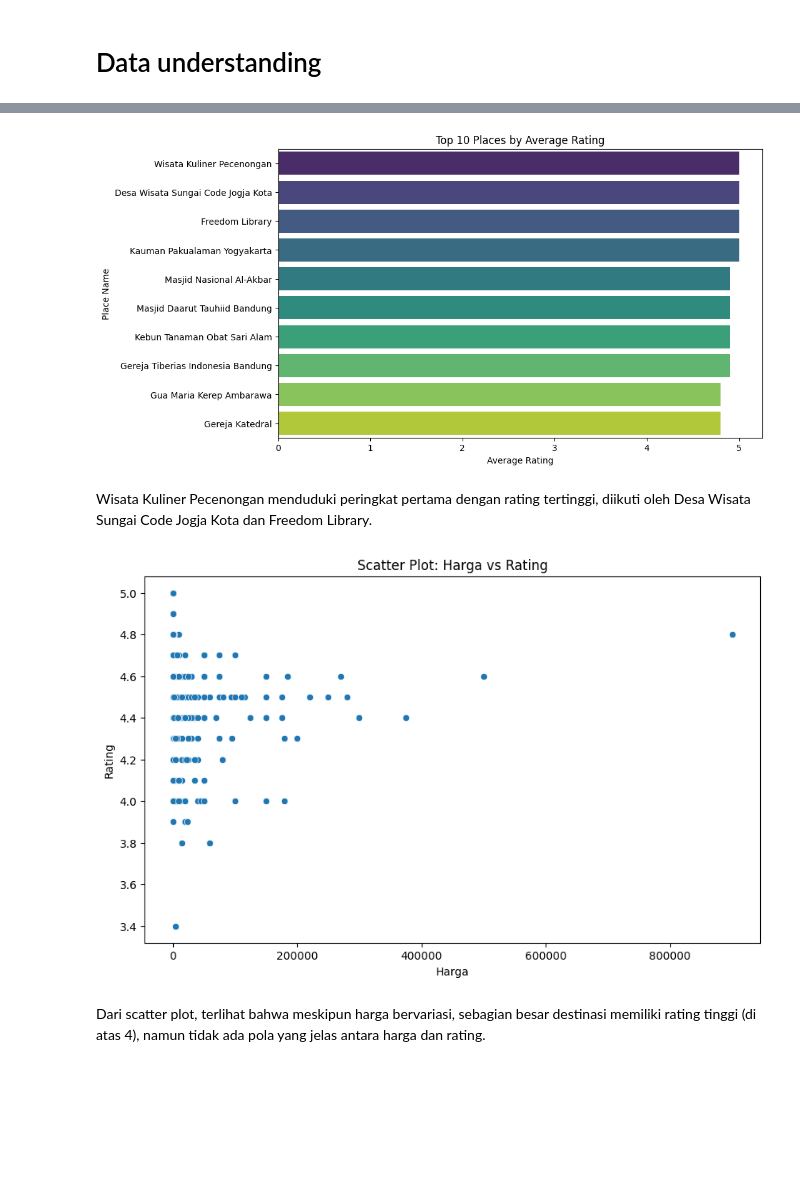
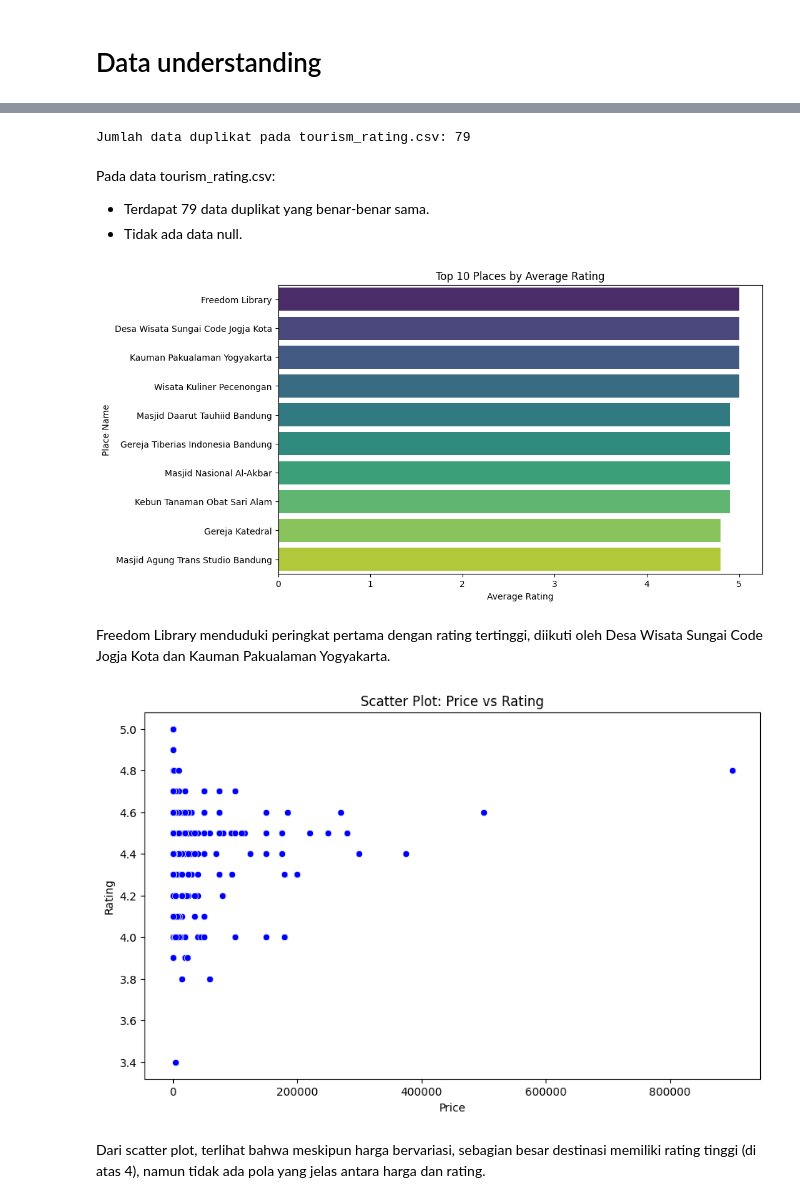
Before and after one commit to adiwira09/Dicoding-IDCamp-2024, a Jupyter notebook: Expert Level/Recommendation System/Recommendation_System.ipynb, the cells around one changed output, grey strips where cells are left out. Drawn from its saved outputs; the diff is of its cells as text; code cells hidden in the pictures; blank space fills up the shorter version.

```diff
--- a/Expert Level/Recommendation System/Recommendation_System.ipynb
+++ b/Expert Level/Recommendation System/Recommendation_System.ipynb
@@ -140,31 +229,34 @@ df.describe()
+# %%
+print(f'Jumlah data duplikat pada tourism_rating.csv: {rating.duplicated().sum()}')
+# %% [output]
+Jumlah data duplikat pada tourism_rating.csv: 79
+# %% [markdown]
+Pada data tourism_rating.csv:
+- Terdapat 79 data duplikat yang benar-benar sama.
+- Tidak ada data null.
 # %%
-top_places_rating = df.groupby('Place_Name')['Rating'].mean().sort_values(ascending=False).head(10)
+top_10_places = tourism.sort_values(by='Rating', ascending=False).head(10)
 
 # Visualizing with seaborn
 plt.figure(figsize=(10, 6))
-sns.barplot(x=top_places_rating.values, y=top_places_rating.index, palette='viridis')
+sns.barplot(x=top_10_places['Rating'], y=top_10_places['Place_Name'], palette='viridis')
 plt.title('Top 10 Places by Average Rating')
 plt.xlabel('Average Rating')
 plt.ylabel('Place Name')
 plt.show()
 # %% [output]
-[figure, old version]
+[figure, new version]
 # %% [markdown]
-Wisata Kuliner Pecenongan menduduki peringkat pertama dengan rating tertinggi, diikuti oleh Desa Wisata Sungai Code Jogja Kota dan Freedom Library.
+Freedom Library menduduki peringkat pertama dengan rating tertinggi, diikuti oleh Desa Wisata Sungai Code Jogja Kota dan Kauman Pakualaman Yogyakarta.
 # %%
-df_rating_price = df.groupby('Place_Name').agg(
-    avg_rating=('Rating', 'mean'),
-    price=('Price', 'first')
-).reset_index()
-
 plt.figure(figsize=(10, 6))
-sns.scatterplot(x='price', y='avg_rating', data=df_rating_price)
-plt.title('Scatter Plot: Harga vs Rating')
-plt.xlabel('Harga')
+sns.scatterplot(x=tourism['Price'], y=tourism['Rating'], color='blue')
+plt.title('Scatter Plot: Price vs Rating')
+plt.xlabel('Price')
 plt.ylabel('Rating')
 plt.show()
 # %% [output]
-[figure, old version]
+[figure, new version]
 # %% [markdown]
 Dari scatter plot, terlihat bahwa meskipun harga bervariasi, sebagian besar destinasi memiliki rating tinggi (di atas 4), namun tidak ada pola yang jelas antara harga dan rating.
 # %%
```
Also changed, not shown: parts of 47 cells of this notebook, 1 other file.
